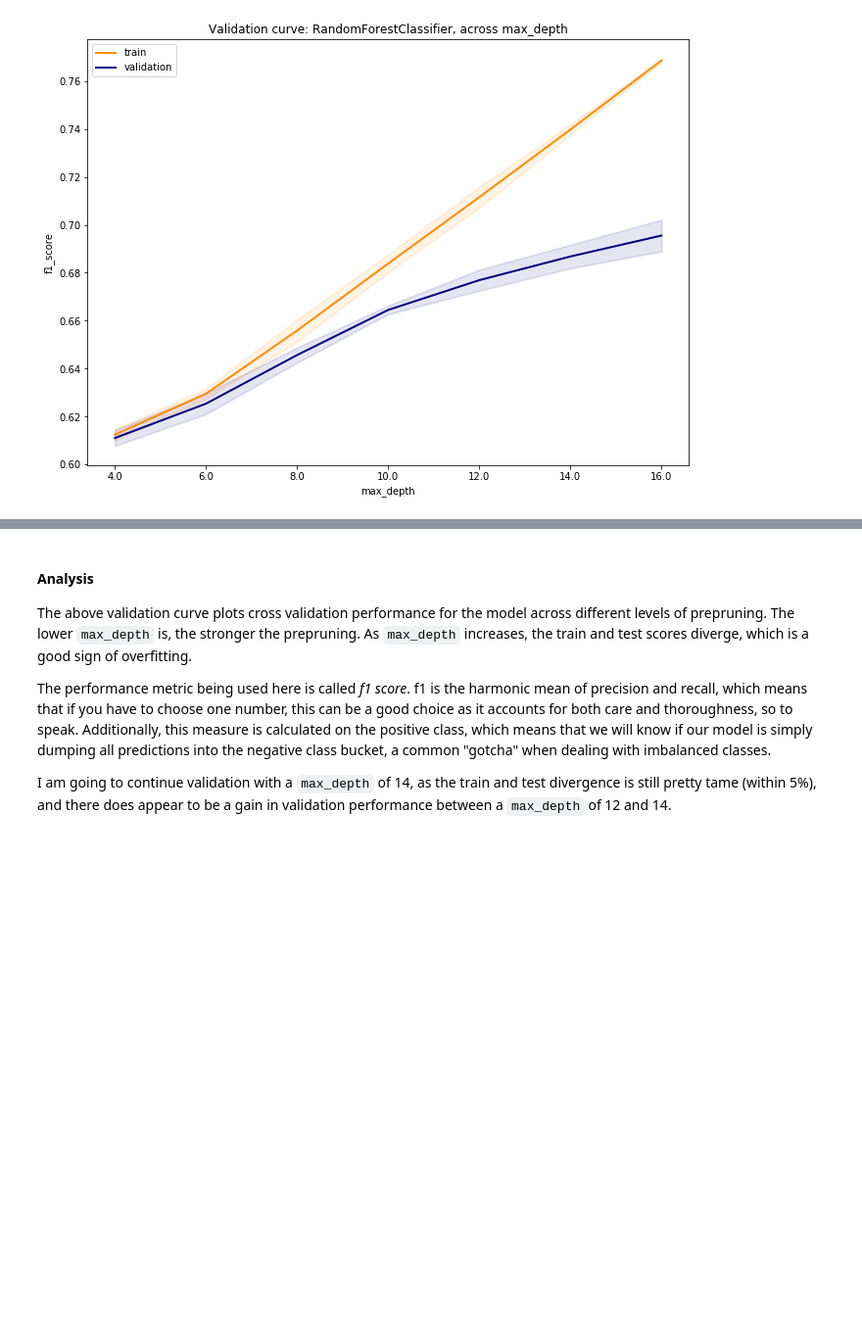
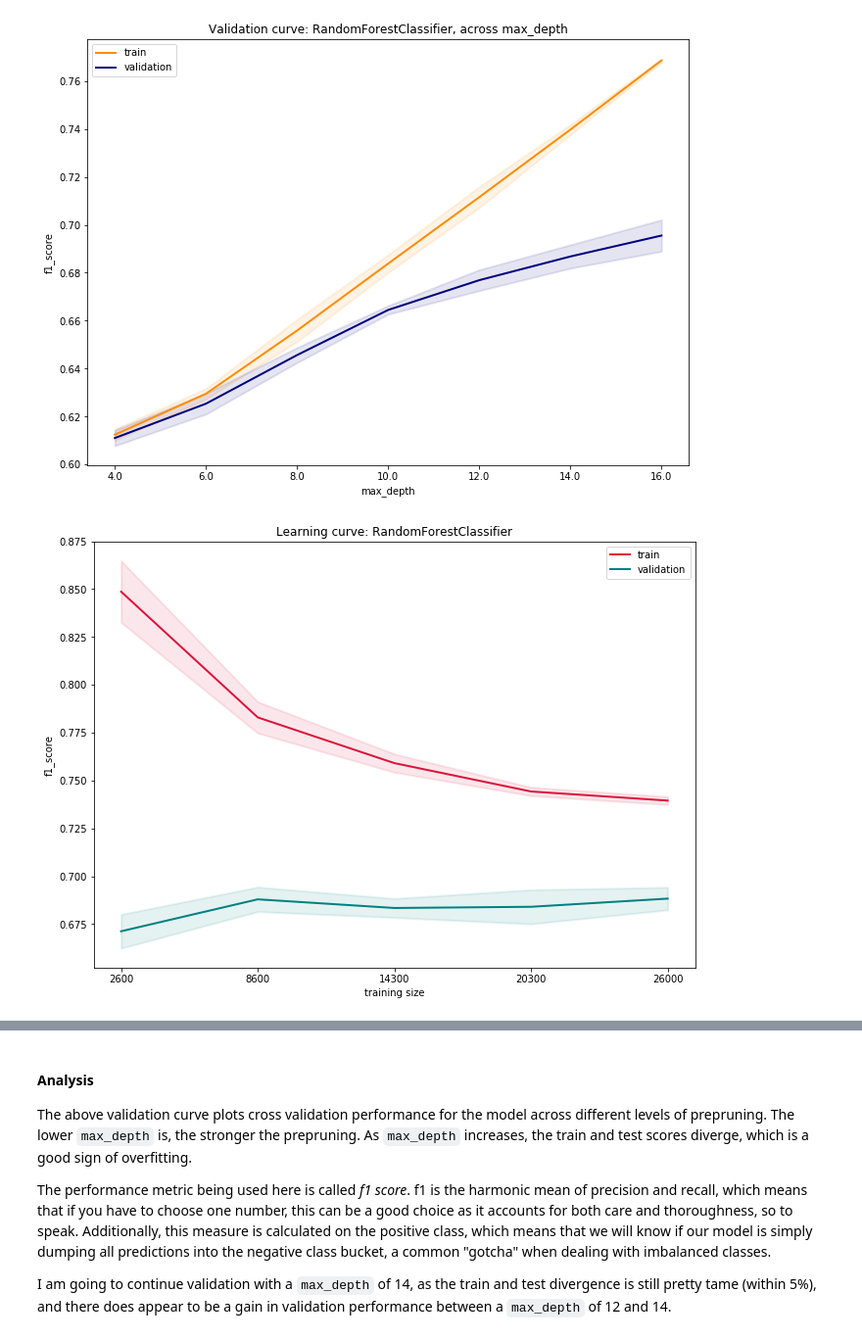
Before and after one commit to lermana/indoorplants, a Jupyter notebook: notebooks/census_data_analysis.ipynb, the cells around one changed output, grey strips where cells are left out. Shown: that part at 98% size. Saved outputs shown, nothing was run; the diff lists cells and outputs as text; code cells hidden in the pictures; blank space fills up the shorter version.

Commit message:
add new curves to notebook

```diff
--- a/notebooks/census_data_analysis.ipynb
+++ b/notebooks/census_data_analysis.ipynb
@@ -560,3 +561,13 @@ curves.validation_curve(model_type=RandomForestClassifier,
                         score=f1_score)
 # %% [output]
 [figure]
+# %%
+curves.learning_curve(model_type=RandomForestClassifier,
+                      X=for_modeling[X_model],
+                      y=for_modeling.over_fifty_k,
+                      model_params={'class_weight':'balanced_subsample',
+                                    'n_estimators':100,
+                                    "max_depth": 14},
+                      score=f1_score)
+# %% [output]
+[figure, added]
```
Also changed, not shown: parts of 3 cells of this notebook.
